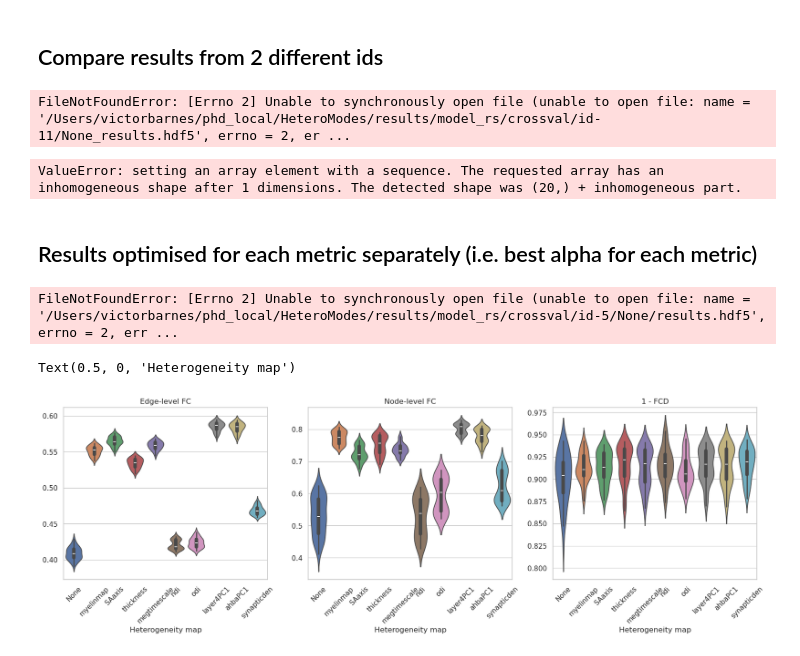
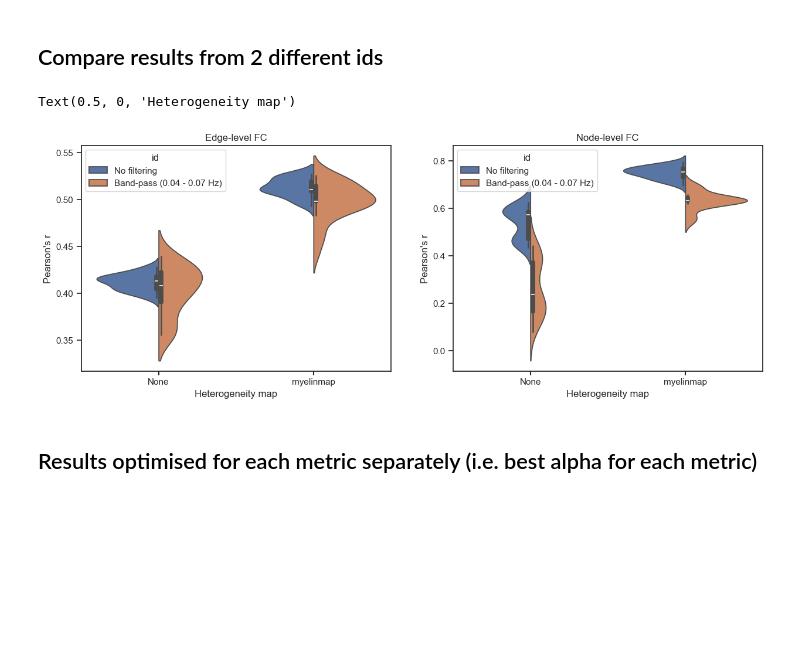
Before and after one commit to VictorBarnes/HeteroModes, a Jupyter notebook: scripts/model_rs/model_rs_crossval_results.ipynb, the cells around one changed output. Cells and saved outputs as stored; diff of their text form; code cells hidden in the pictures; blank space fills up the shorter version.

```diff
--- a/scripts/model_rs/model_rs_crossval_results.ipynb
+++ b/scripts/model_rs/model_rs_crossval_results.ipynb
@@ -135,7 +135,8 @@ for i, hmap_label in enumerate(hmap_labels):
 # Plot c_s maps
 import nibabel as nib
 from neuromaps.datasets import fetch_atlas
-from heteromodes.utils import load_hmap, plot_brain, scale_hmap, unmask
+from heteromodes.utils import load_hmap, scale_hmap, unmask
+from heteromodes.plotting import plot_brain
 
 den = "32k"
 fslr = fetch_atlas("fslr", den)
@@ -154,7 +155,7 @@ for hmap_label in hmap_labels:
     hmap_data_orig.append(unmask(hmap[medmask], medmask))
 
     hmap_scaled = scale_hmap(hmap[medmask], alpha=alpha_best[hmap_label], sigma=0, method="zscore")
-    hmap_scaled = 3.3524 * np.sqrt(np.exp(hmap_scaled))  # Convert back to c_s
+    hmap_scaled = 3.3524 * hmap_scaled # Convert back to c_s
     hmap_data_scaled.append(unmask(hmap_scaled, medmask))
 hmap_data_orig = np.array(hmap_data_orig).T
 hmap_data_scaled = np.array(hmap_data_scaled).T
@@ -171,6 +175,7 @@ fig2 = plot_brain(surf, hmap_data_scaled, labels=hmap_labels_plotting_alpha, cli
 # %%
 hmap_labels2 = ["None", "myelinmap"]
 ids2 = [11, 12]
+ids2_labels = ["No filtering", "Band-pass (0.04 - 0.07 Hz)"]
 
 edge_fc2, node_fc2, fcd2, fc2 = [], [], [], []
 for hmap_label in hmap_labels2:
@@ -179,45 +184,49 @@ for hmap_label in hmap_labels2:
 
         with h5py.File(file, 'r') as f:
             edge_fc2.append(np.array(f['edge_fc_test'][:]).flatten())
-            node_fc.append(np.array(f['node_fc_test'][:]).flatten())
-            fcd2.append(1 - np.array(f['fcd_test'][:]).flatten())
+            node_fc2.append(np.array(f['node_fc_test'][:]).flatten())
+            # fcd2.append(1 - np.array(f['fcd_test'][:]).flatten())
 
-            fc2.append(np.mean(np.array(f['fc_test'][:]), axis=2))
+            # fc2.append(np.mean(np.array(f['fc_test'][:]), axis=2))
+
+# Append the mean values of each array to make them the same length
+edge_fc2[-1] = np.concatenate((edge_fc2[-1], np.full(10, np.mean(edge_fc2[-1]))))
+node_fc2[-1] = np.concatenate((node_fc2[-1], np.full(10, np.mean(node_fc2[-1]))))
+# fcd2[-1] = np.concatenate((fcd2[-1], np.full(10, np.mean(fcd2[-1]))))
-# %% [output]
-FileNotFoundError: [Errno 2] Unable to synchronously open file (unable to open file: name = '/Users/victorbarnes/phd_local/HeteroModes/results/model_rs/crossval/id-11/None_results.hdf5', errno = 2, er ...
 # %%
 import pandas as pd
 
 # Reshape the within-network correlations for plotting
 edge_fc_df = pd.DataFrame(
     np.array(edge_fc2).T,
-    columns = pd.MultiIndex.from_product([hmap_labels2, ids2], names=["hmap", "id"])
-).melt(var_name=["hmap", "id"], value_name="metric")
+    columns = pd.MultiIndex.from_product([hmap_labels2, ids2_labels], names=["hmap", "id"])
+).melt(var_name=["hmap", "id"], value_name="Pearson's r")
 node_fc_df = pd.DataFrame(
     np.array(node_fc2).T,
-    columns = pd.MultiIndex.from_product([hmap_labels2, ids2], names=["hmap", "id"])
-).melt(var_name=["hmap", "id"], value_name="metric")
-fcd_df = pd.DataFrame(
-    np.array(fcd2).T,
-    columns = pd.MultiIndex.from_product([hmap_labels2, ids2], names=["hmap", "id"])
-).melt(var_name=["hmap", "id"], value_name="metric")
+    columns = pd.MultiIndex.from_product([hmap_labels2, ids2_labels], names=["hmap", "id"])
+).melt(var_name=["hmap", "id"], value_name="Pearson's r")
+# fcd_df = pd.DataFrame(
+#     np.array(fcd2).T,
+#     columns = pd.MultiIndex.from_product([hmap_labels2, ids2], names=["hmap", "id"])
+# ).melt(var_name=["hmap", "id"], value_name="metric")
 
-fig, axs = plt.subplots(1, 3, figsize=(20, 5))
+fig, axs = plt.subplots(1, 2, figsize=(15, 5))
 axs = axs.flatten()
 
-sns.violinplot(data=edge_fc_df, x="hmap", y="metric", hue="id", ax=axs[0], split=True, palette=sns.color_palette(n_colors=2))
+sns.violinplot(data=edge_fc_df, x="hmap", y="Pearson's r", hue="id", ax=axs[0], split=True, palette=sns.color_palette(n_colors=2))
 axs[0].set_title("Edge-level FC")
 axs[0].set_xlabel("Heterogeneity map")
 
-sns.violinplot(data=node_fc_df, x="hmap", y="metric", hue="id", ax=axs[1], split=True, palette=sns.color_palette(n_colors=2))
+sns.violinplot(data=node_fc_df, x="hmap", y="Pearson's r", hue="id", ax=axs[1], split=True, palette=sns.color_palette(n_colors=2))
 axs[1].set_title("Node-level FC")
 axs[1].set_xlabel("Heterogeneity map")
 
-sns.violinplot(data=fcd_df, x="hmap", y="metric", hue="id", ax=axs[2], split=True, palette=sns.color_palette(n_colors=2))
-axs[2].set_title("1 - FCD")
-axs[2].set_xlabel("Heterogeneity map")
+# sns.violinplot(data=fcd_df, x="hmap", y="metric", hue="id", ax=axs[2], split=True, palette=sns.color_palette(n_colors=2))
+# axs[2].set_title("1 - FCD")
+# axs[2].set_xlabel("Heterogeneity map")
 # %% [output]
-ValueError: setting an array element with a sequence. The requested array has an inhomogeneous shape after 1 dimensions. The detected shape was (20,) + inhomogeneous part.
+Text(0.5, 0, 'Heterogeneity map')
+[figure, added]
 # %% [markdown]
 ## Results optimised for each metric separately (i.e. best alpha for each metric)
 # %%
@@ -254,8 +263,6 @@ for hmap_label in hmap_labels:
 print(edgefc_bestalpha)
 print(nodefc_bestalpha)
 print(fcd_bestalpha)
-# %% [output]
-FileNotFoundError: [Errno 2] Unable to synchronously open file (unable to open file: name = '/Users/victorbarnes/phd_local/HeteroModes/results/model_rs/crossval/id-5/None/results.hdf5', errno = 2, err ...
 # %%
 fig, axs = plt.subplots(1, 3, figsize=(20, 5))
 axs = axs.flatten()
@@ -279,6 +286,3 @@ axs[2].set_xticks(ticks=range(len(hmap_labels)), labels=hmap_labels)
 axs[2].tick_params(axis='x', labelrotation=45)
 axs[2].set_title("1 - FCD")
 axs[2].set_xlabel("Heterogeneity map")
-# %% [output]
-Text(0.5, 0, 'Heterogeneity map')
-[figure, removed]
```
Also changed, not shown: parts of 3 cells of this notebook, 1 other file.
